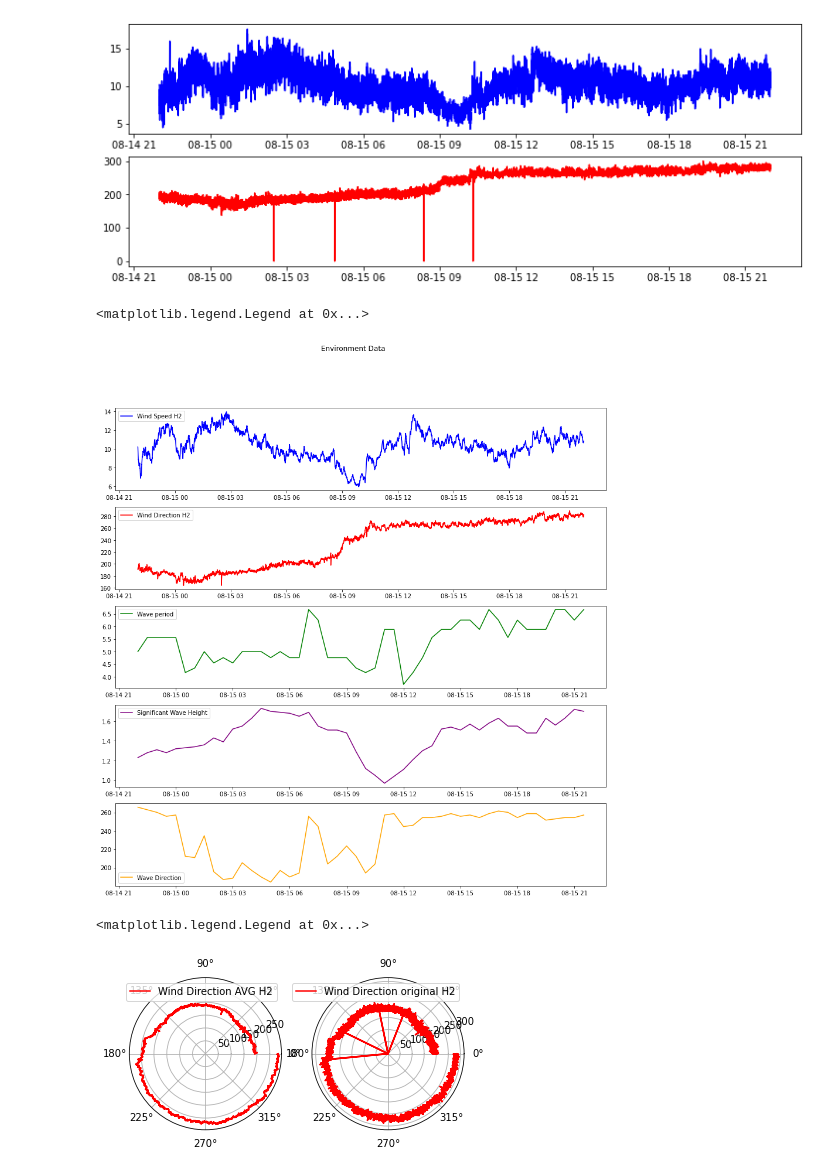
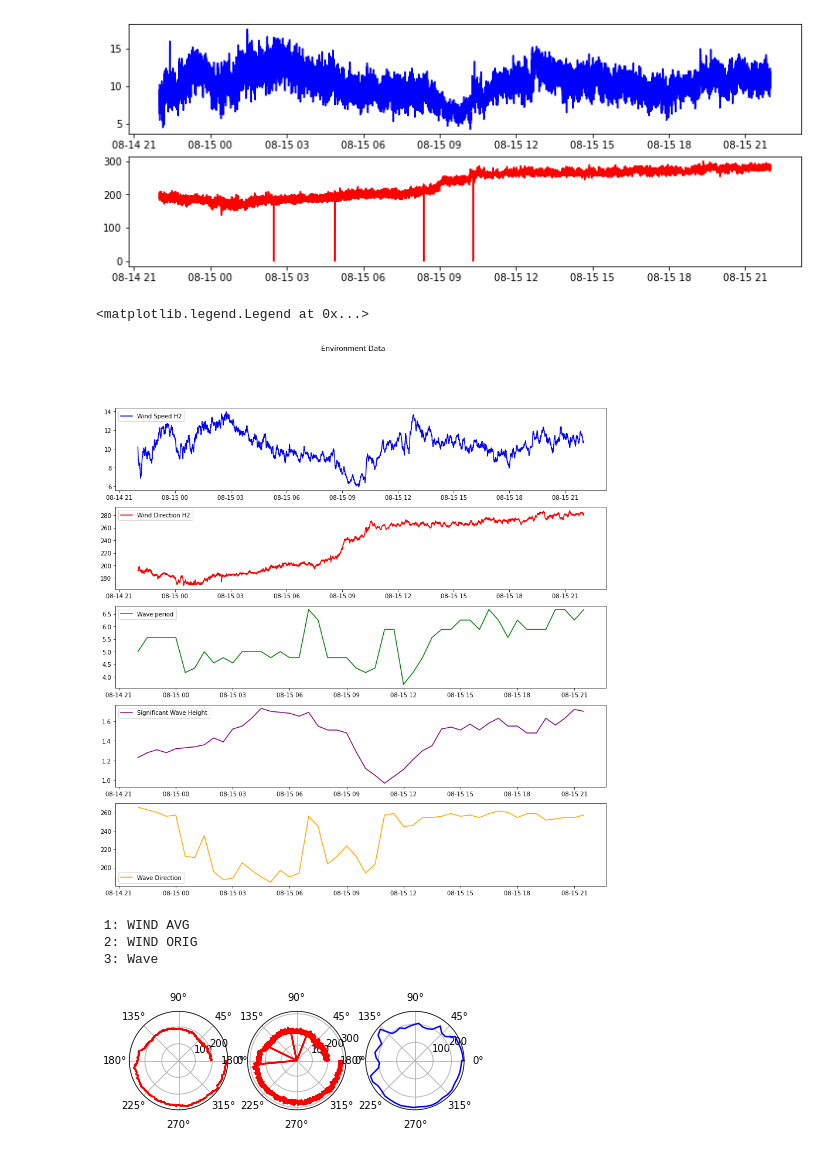
Before and after one commit to k323r/mythicwind, a Jupyter notebook: notebooks/environment.ipynb, the cells around one changed output. Saved outputs shown, nothing was run; the diff lists cells and outputs as text; code cells hidden in the pictures.

```diff
--- a/notebooks/environment.ipynb
+++ b/notebooks/environment.ipynb
@@ -45,8 +51,6 @@ df_wave.head()
 # %%
-#
-
 wind_speed_avg = df_wind.wind_speed_2.ewm(span=250,adjust=False).mean()
-wind_direction_avg = df_wind.wind_dir_2.ewm(span=100,adjust=False).mean()
+wind_direction_avg = df_wind.wind_dir_2.ewm(span=200,adjust=False).mean()
 print(len(df_wind))
 plt.figure(figsize=(12.2, 4.5))
 plt.subplot(211)
@@ -73,18 +77,22 @@ axs[4].plot(df_wave.index, df_wave["Dirp"], label='Wave Direction', color='orang
 axs[4].legend(loc="lower left")
 # %% [output]
 <matplotlib.legend.Legend at 0x...>
-[figure, old version]
+[figure, new version]
 # %%
 #TEST
-
-
 #Wind direction polar axes plot
-fig, (ax1, ax2) = plt.subplots(1, 2, subplot_kw=dict(projection='polar'))
+fig, (ax1, ax2, ax3) = plt.subplots(1, 3, subplot_kw=dict(projection='polar'))
 x = np.linspace(0, 2 * np.pi, 77424)
 ax1.plot(x, wind_direction_avg, label='Wind Direction AVG H2', color='red')
-ax1.legend(loc="best")
+#ax1.legend(loc="best")
 ax2.plot(x, df_wind["wind_dir_2"], label='Wind Direction original H2', color='red')
-ax2.legend(loc="best")
+#ax2.legend(loc="best")
+x_wave = np.linspace(0, 2 * np.pi, 48)
+ax3.plot(x_wave, df_wave["Dirp"], label='Wave Direction original H2', color='blue')
+#ax3.legend(loc="upper left")
+print("\n 1: WIND AVG \n 2: WIND ORIG \n 3: Wave")
 # %% [output]
-<matplotlib.legend.Legend at 0x...>
+ 1: WIND AVG
+ 2: WIND ORIG
+ 3: Wave
-[figure, old version]
+[figure, new version]
```
Also changed, not shown: parts of 16 cells of this notebook, 1 other file.
